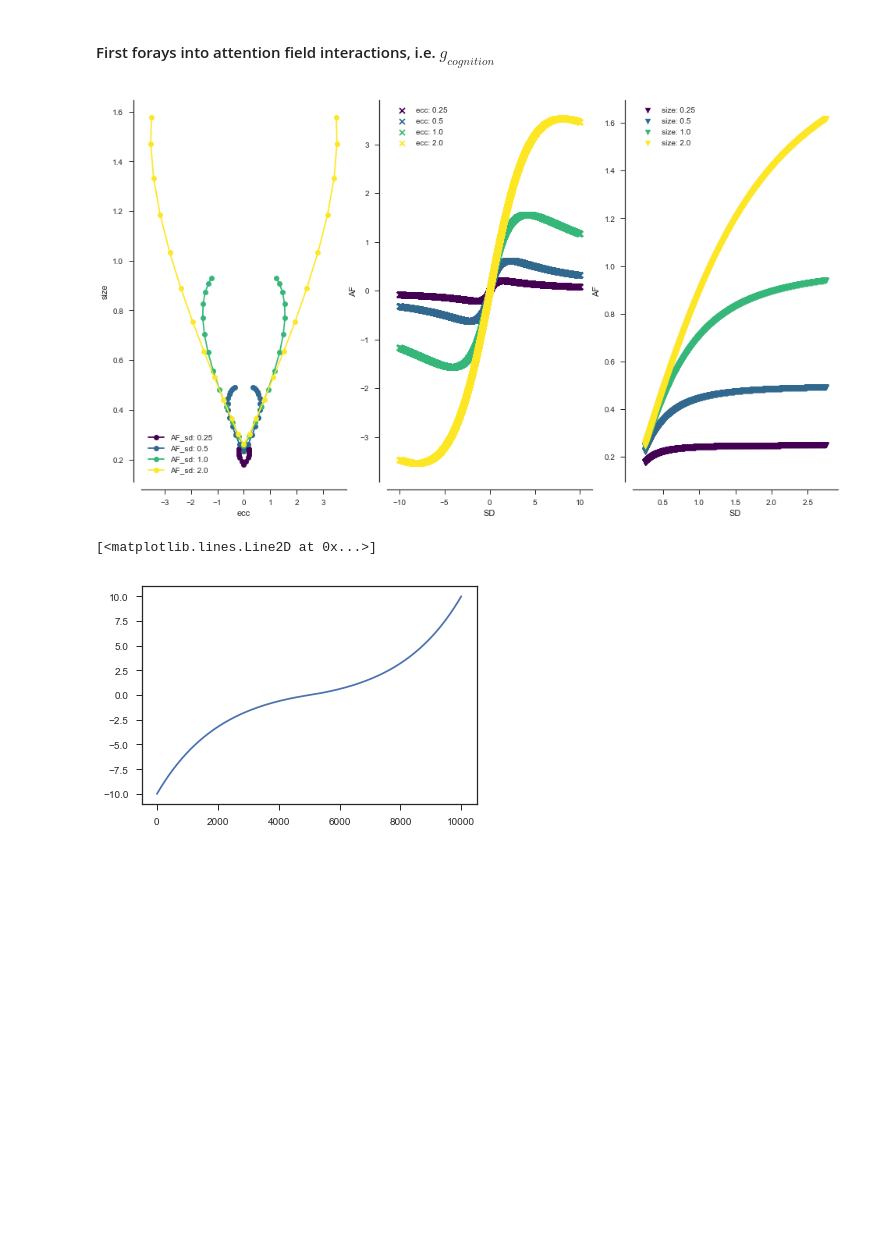
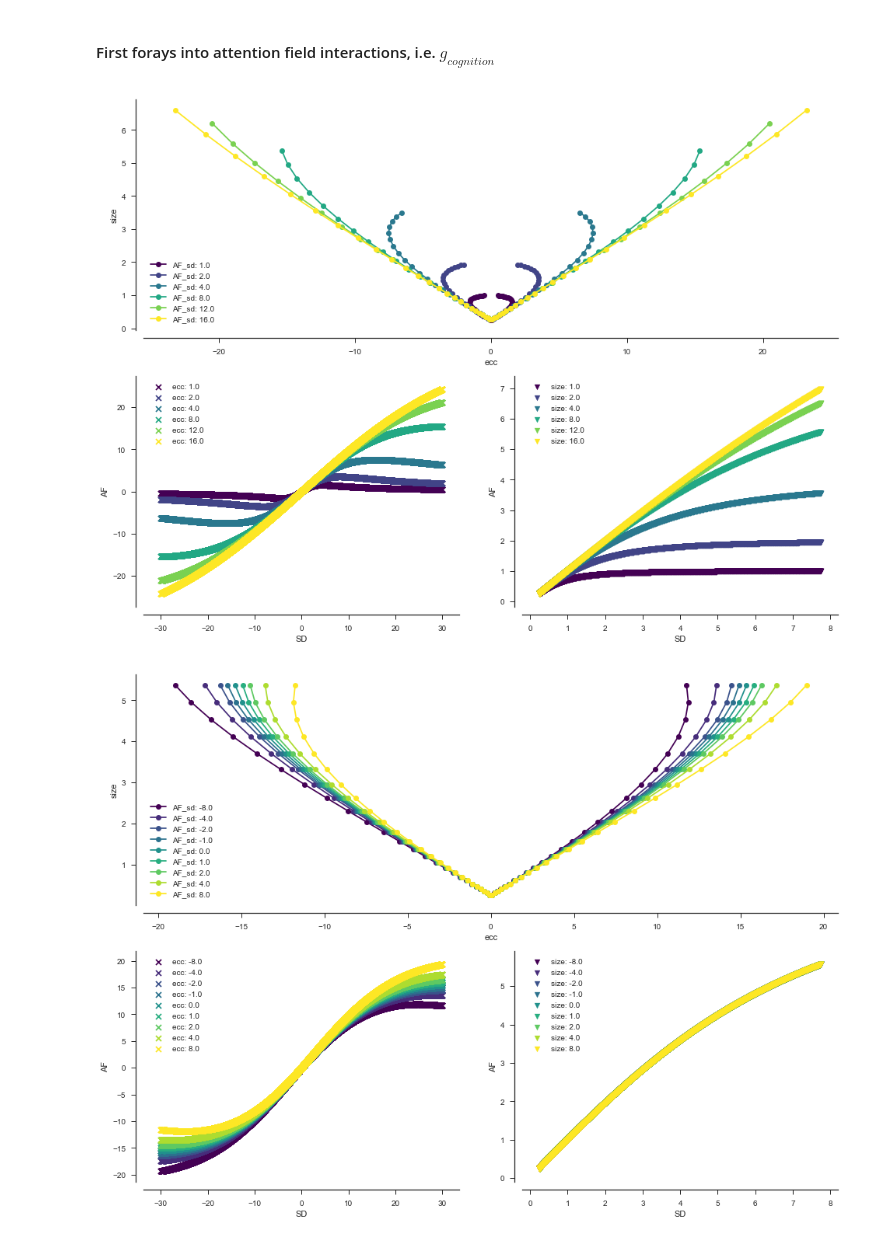
Before and after one commit to spinoza-centre/prf_simulations, a Jupyter notebook: prf_simulations.ipynb, the cells around one changed output. Drawn from its saved outputs; the diff is of its cells as text; code cells hidden in the pictures; blank space fills up the shorter version.

```diff
--- a/prf_simulations.ipynb
+++ b/prf_simulations.ipynb
@@ -32,7 +32,7 @@ def gauss_rf(x, m, s):
 def create_neurons(nr_neuronal_rfs=1e3,
                    neuron_ecc_size_int=0.25,
                    neuron_ecc_size_slope=0.25,
-                   neuron_max_ecc=10,
+                   neuron_max_ecc=30,
                    neuron_max_mm_from_fovea=25,
                    neuron_ecc_sd=0.125,
                    neuron_size_sd=0.125,
@@ -56,7 +56,12 @@ def neurons_to_voxels(neurons, voxel_size, binning_column='mm_from_fovea'):
     """neurons_to_bold takes neurons and a voxel size
     and returns the neurons' parameters in a per-voxel manner
     """
-    bin_edges = np.linspace(-neuron_max_ecc,neuron_max_ecc,neuron_max_ecc/voxel_size)
+    vox_range = neurons.mm_from_fovea.max()-neurons.mm_from_fovea.min()
+    bin_edges = np.linspace(
+                            neurons.mm_from_fovea.min(),
+                            neurons.mm_from_fovea.max(),
+                            np.ceil(vox_range/voxel_size),
+                            endpoint=False)
     bin_indices = np.digitize(neurons[binning_column], bin_edges)
 
     mean_df = pd.DataFrame([
@@ -161,7 +134,7 @@ s = f.add_subplot(132)
 s.set_ylabel('size')
 s.set_xlabel('ecc')
 for i, s in enumerate(size_sds):
-    mean_df = neurons_to_voxels(create_neurons(neuron_size_sd=s),
+    mean_df = neurons_to_voxels(create_neurons(neuron_ecc_sd=0, neuron_size_sd=s),
                                 voxel_size=voxel_size, binning_column='mm_from_fovea')
     pl.plot(mean_df['ecc'], mean_df['size'], c = col[i], marker = 'o', label = 'size noise sd: ' + str(s))
 pl.legend()
@@ -219,47 +192,89 @@ sn.despine(offset=10)
 # %% [markdown]
 #### First forays into attention field interactions, i.e. $g_{cognition}$
 # %%
-AF_sds = [0.25, 0.5, 1.0, 2.0]
+#############################################
+# Vary attention field width
+#############################################
+
+AF_sds = [1.0, 2.0, 4.0, 8.0, 12.0, 16.0]
 col = pl.cm.viridis(np.linspace(0,1,len(AF_sds)))
 nr_neurons = 1e4
 
-f = pl.figure(figsize=(16,9))
-s = f.add_subplot(131)
+f = pl.figure(figsize=(16,12))
+s = f.add_subplot(211)
 s.set_ylabel('size')
 s.set_xlabel('ecc')
-s2 = f.add_subplot(132)
+s2 = f.add_subplot(223)
 s2.set_xlabel('SD')
 s2.set_ylabel('AF')
-s3 = f.add_subplot(133)
+s3 = f.add_subplot(224)
 s3.set_xlabel('SD')
 s3.set_ylabel('AF')
 for i, afs in enumerate(AF_sds):
 
     neurons = create_neurons(nr_neuronal_rfs=nr_neurons*pmr,
                                 neuron_ecc_size_int=0.25,
                                 neuron_ecc_size_slope=0.25,
                                 neuron_ecc_sd=0.0,
                                 neuron_size_sd=0.0,
                                 neuron_mm_from_fovea_sd=0.0)
 
     gauss_AF_neurons(neurons, ecc_AF=0.0, size_AF=afs)
 
     mean_df = neurons_to_voxels(neurons,
                                 voxel_size=voxel_size, binning_column='mm_from_fovea')
     s.plot(mean_df['ecc_AF'], mean_df['size_AF'], c = col[i], marker = 'o', label = 'AF_sd: ' + str(afs))
 
     s2.scatter(neurons['ecc'], neurons['ecc_AF'], color=col[i], marker='x', label = 'ecc: ' + str(afs) )
     s3.scatter(neurons['size'], neurons['size_AF'], color=col[i], marker='v', label = 'size: ' + str(afs) )
 
 s.legend()
 s2.legend()
 s3.legend()
 
 sn.despine(offset=10)
+
+
+#############################################
+# Vary attention field position
+#############################################
+
+AF_pos = [-8.0, -4.0, -2.0, -1.0, 0.0, 1.0, 2.0, 4.0, 8.0]
+col = pl.cm.viridis(np.linspace(0,1,len(AF_pos)))
+
+f = pl.figure(figsize=(16,12))
+s = f.add_subplot(211)
+s.set_ylabel('size')
+s.set_xlabel('ecc')
+s2 = f.add_subplot(223)
+s2.set_xlabel('SD')
+s2.set_ylabel('AF')
+s3 = f.add_subplot(224)
+s3.set_xlabel('SD')
+s3.set_ylabel('AF')
+for i, afp in enumerate(AF_pos):
+
+    neurons = create_neurons(nr_neuronal_rfs=nr_neurons*pmr,
+                                neuron_ecc_size_int=0.25,
+                                neuron_ecc_size_slope=0.25,
+                                neuron_ecc_sd=0.0,
+                                neuron_size_sd=0.0,
+                                neuron_mm_from_fovea_sd=0.0)
+
+    gauss_AF_neurons(neurons, ecc_AF=afp, size_AF=8.0)
+
+    mean_df = neurons_to_voxels(neurons,
+                                voxel_size=voxel_size, binning_column='mm_from_fovea')
+    s.plot(mean_df['ecc_AF'], mean_df['size_AF'], c = col[i], marker = 'o', label = 'AF_sd: ' + str(afp))
+
+    s2.scatter(neurons['ecc'], neurons['ecc_AF'], color=col[i], marker='x', label = 'ecc: ' + str(afp) )
+    s3.scatter(neurons['size'], neurons['size_AF'], color=col[i], marker='v', label = 'size: ' + str(afp) )
+
+s.legend()
+s2.legend()
+s3.legend()
+
+sn.despine(offset=10)
 # %% [output]
-[figure, old version]
+[figure, new version]
+[figure, added]
-# %%
-pl.plot(neurons.ecc)
-# %% [output]
-[<matplotlib.lines.Line2D at 0x...>]
-[figure, removed]
```
Also changed, not shown: parts of 6 cells of this notebook.
